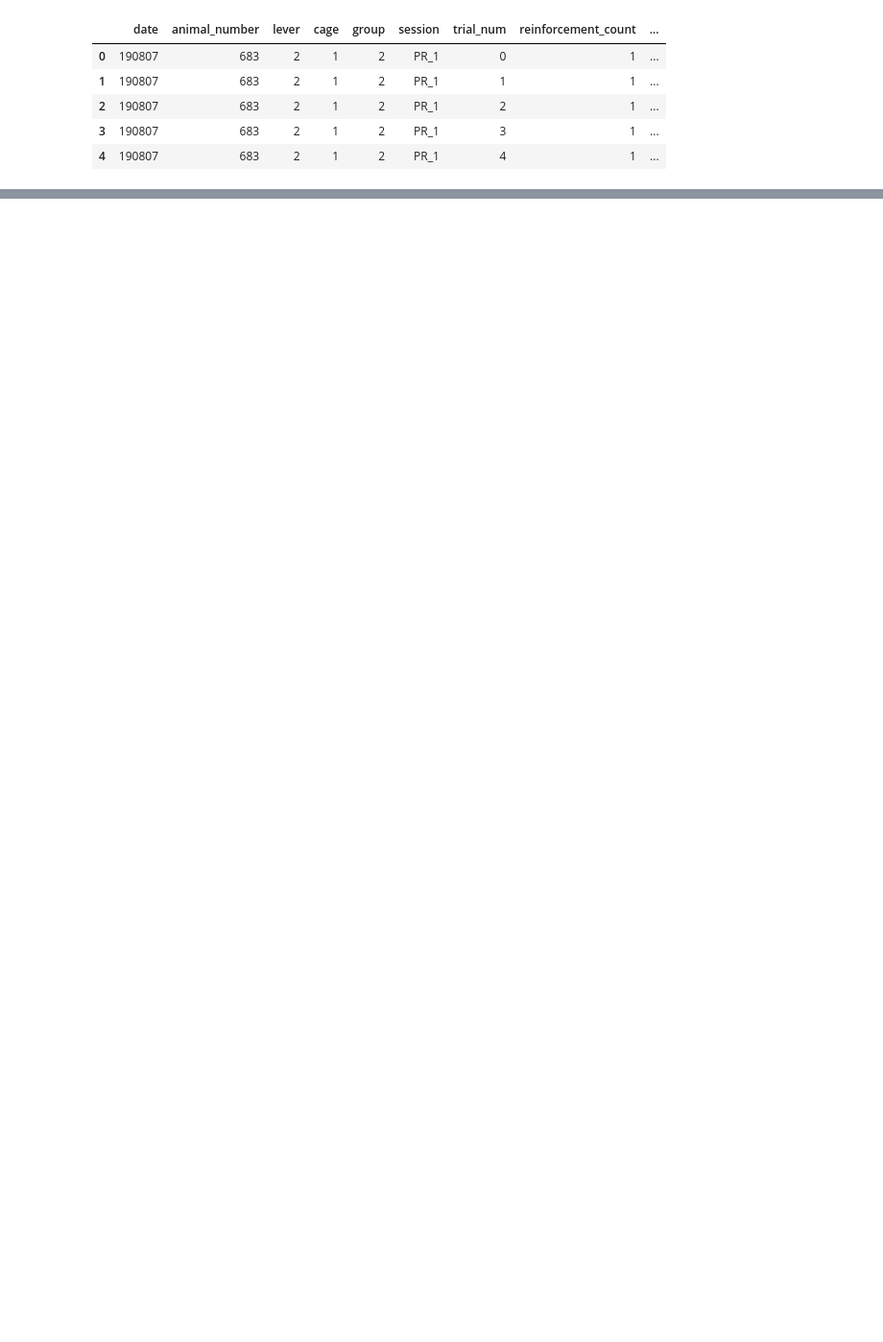
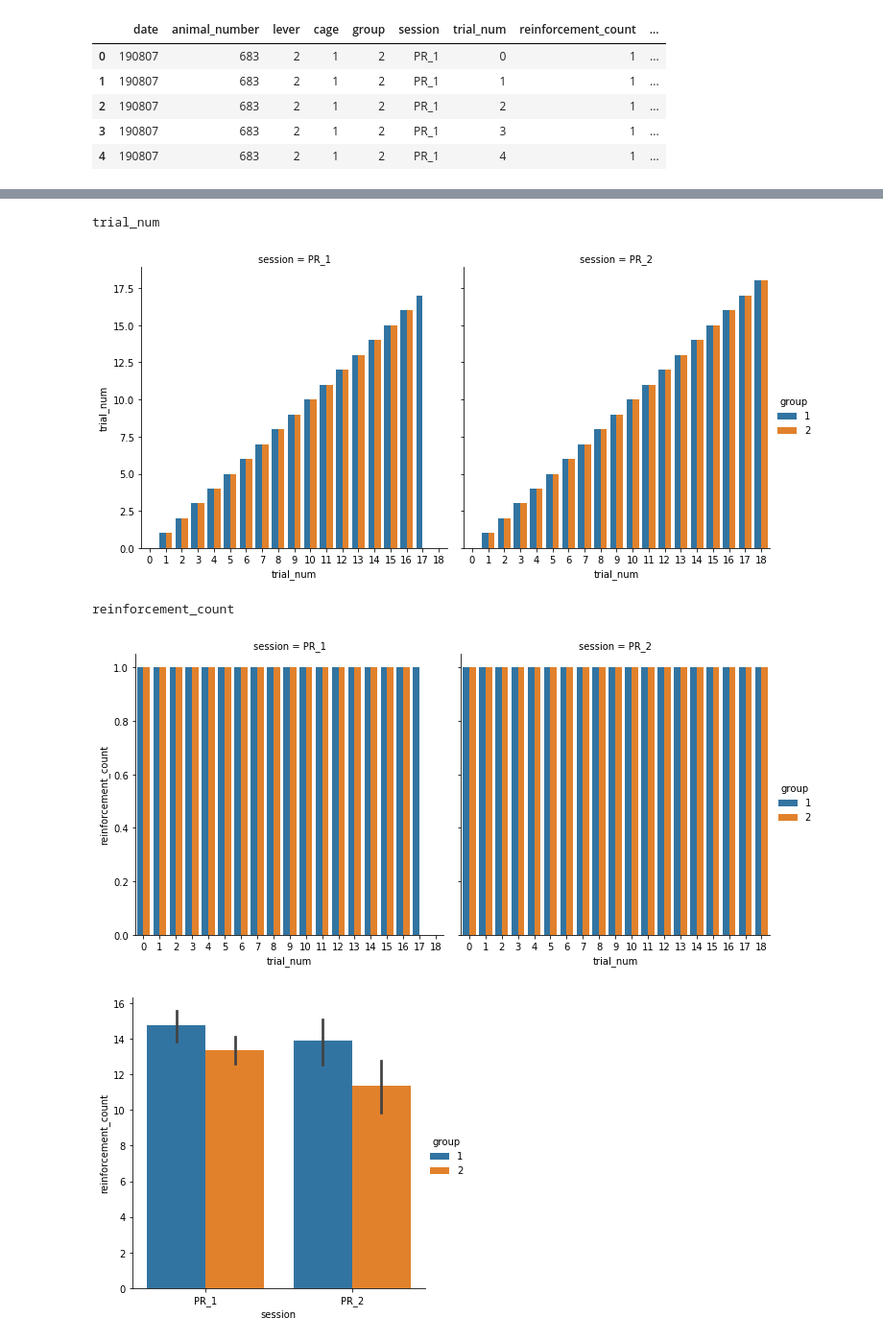
Before and after one commit to grace3999/MedPC, a Jupyter notebook: PR_task_analysis.ipynb, the cells around one changed output, grey strips where cells are left out. Shown: that part at 96% size. Saved outputs shown, nothing was run; the diff lists cells and outputs as text; code cells hidden in the pictures; blank space fills up the shorter version.

```diff
--- a/PR_task_analysis.ipynb
+++ b/PR_task_analysis.ipynb
@@ -22,7 +22,7 @@ np.set_printoptions(suppress=True)
 # %%
 #read in task df
 
-path_task = 'C:/Users/Schindler/Documents/Schindler_Lab/Data/Behavior/Med boxes/progressive_ratio/PR_task.csv'
+path_task = 'C:/Users/Schindler/Documents/Schindler_Lab/Data/Analysis/Excel files/Med boxes/PR_task_prepro.csv'
 
 task = pd.read_csv(path_task, index_col=0)
 task = pd.DataFrame(data = task)
@@ -44,7 +44,7 @@ task.head(10)
 | 8 | 190807 | 683 | PR_1 | 8 | 1 | 0 | ... |
 | 9 | 190807 | 683 | PR_1 | 9 | 1 | 0 | ... |
 # %%
-path_animal_info = 'C:/Users/Schindler/Documents/Schindler_Lab/Data/Analysis/Excel files/Med boxes/PR_round1.xlsx'
+path_animal_info = 'C:/Users/Schindler/Documents/Schindler_Lab/Data/Analysis/Excel files/Med boxes/assignments/PR_round1.xlsx'
 
 animal_info = pd.read_excel(path_animal_info)
 animal_info = pd.DataFrame(data = animal_info)
@@ -178,0 +160,11 @@ choice_df.to_csv('choice_df.csv')
+# %%
+#create df with sum and mean of each session and save
+
+pr_df_session_sum = pr_df_trial.groupby(['session', 'group', 'animal_number']).sum().reset_index()
+
+pr_df_session_ave = pr_df_trial.groupby(['session', 'group', 'animal_number']).mean().reset_index()
+
+pr_df_session_sum.to_csv('pr_df_session_sum.csv')
+pr_df_session_ave.to_csv('pr_df_session_ave.csv')
+
+pr_df_session_ave.head()
@@ -178,0 +178,32 @@ choice_df.to_csv('choice_df.csv')
+# %%
+#viz
+
+params = ['trial_num', 'reinforcement_count', 'trial_times',
+       'HE_trial_count', 'HE_trial_latency_1st',
+       'HE_trial_latency_ave_bit', 'lever_press_count',
+       'lever_press_latency_1st', 'lever_press_latency_ave']
+
+for param in params:
+    print(param)
+
+    try:
+        sns.catplot(x='trial_num', y=param, data=pr_df_session, hue='group', ci=68, col='session', kind='bar')
+        plt.show()
+    except:
+        pass
+    try:
+        sns.catplot(x='session', y=param, data=pr_df_session_sum, hue='group', ci=68, kind='bar')
+        plt.show()
+    except:
+        pass
+    try:
+        sns.catplot(x='session', y=param, data=pr_df_session_ave, hue='group', ci=68, kind='bar')
+        plt.show()
+    except:
+        pass
+# %% [output]
+trial_num
+[figure, added]
+reinforcement_count
+[figure, added]
+[figure, added]
```
Also changed, not shown: parts of 12 cells of this notebook.
